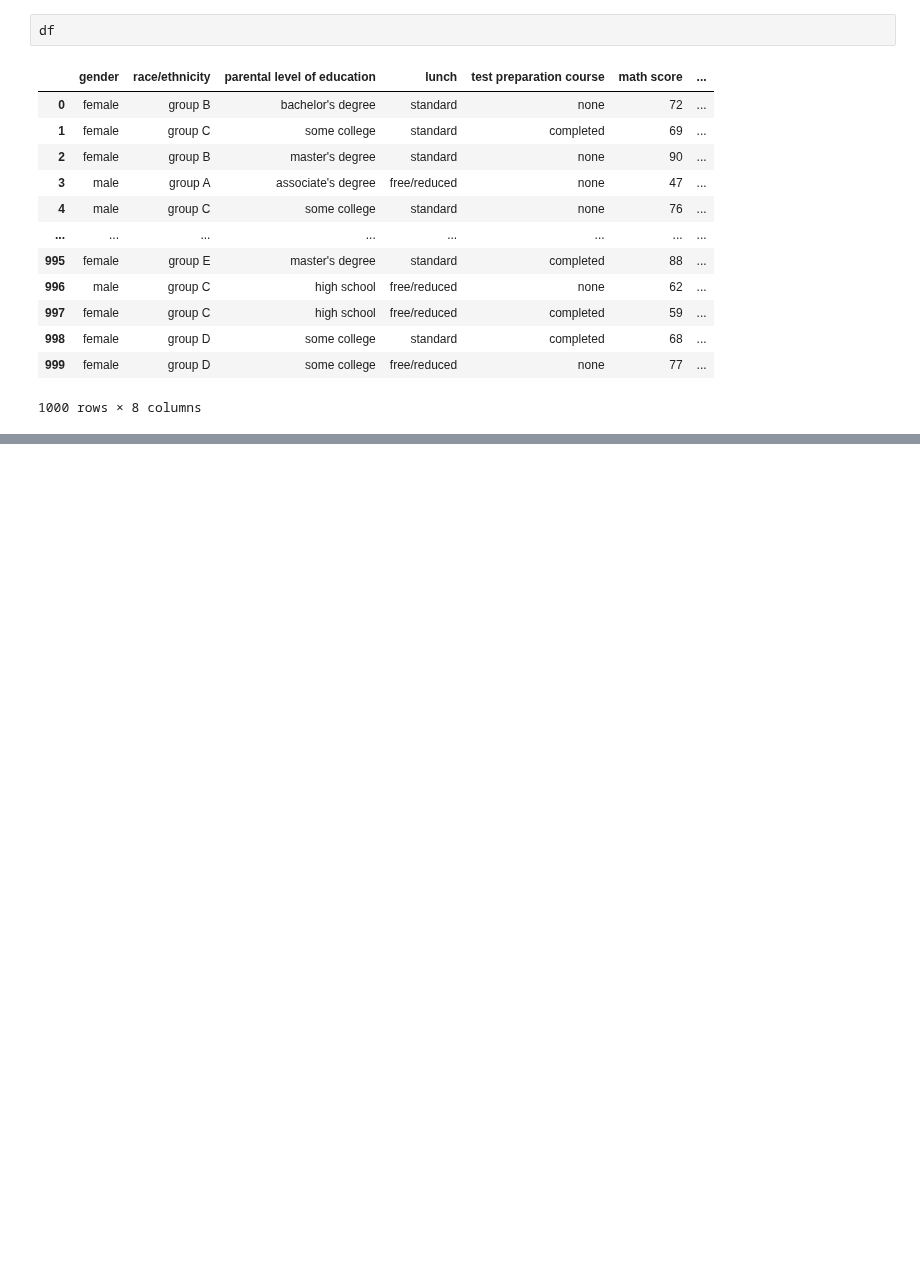
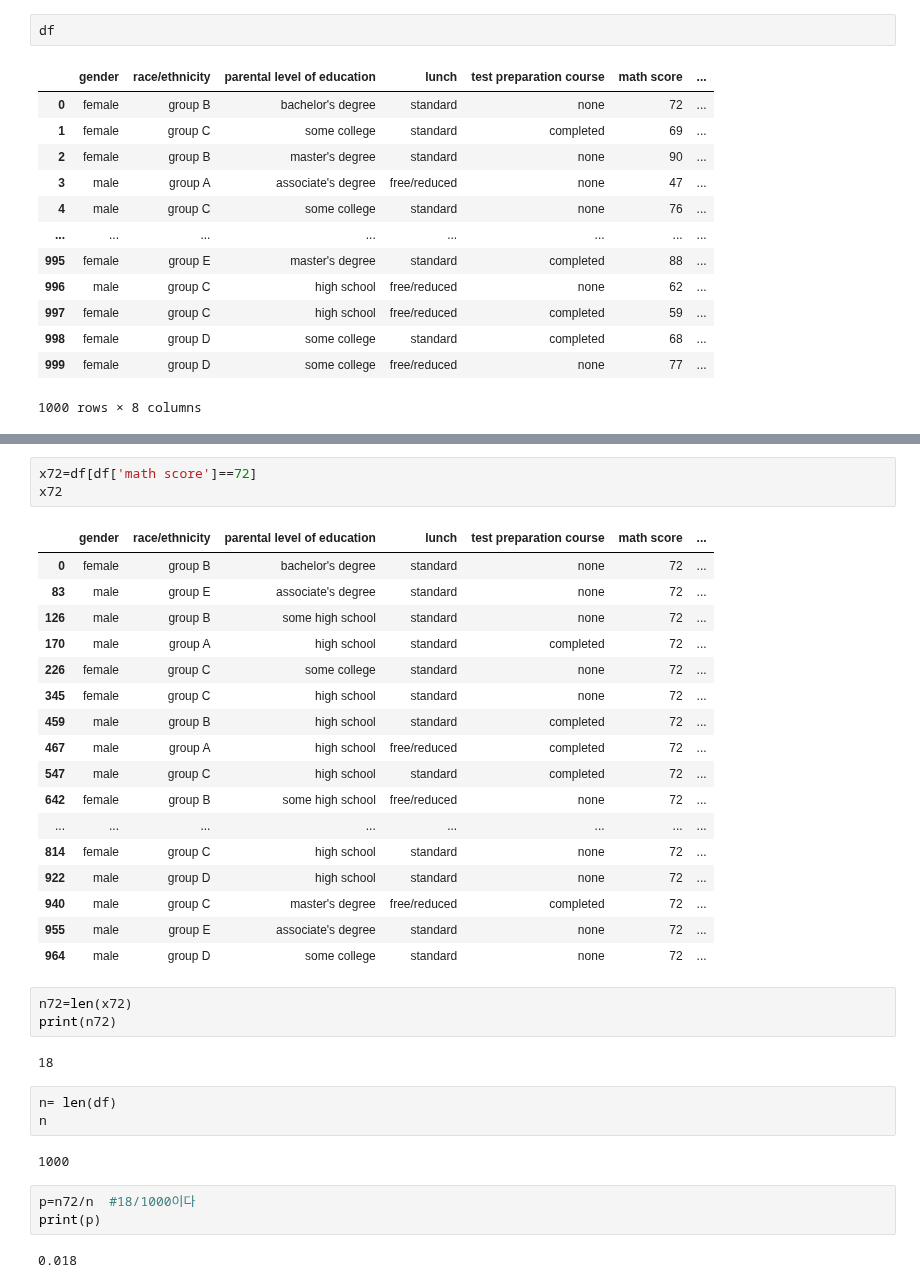
Before and after one commit to seoinhyeok96/python_data_class, a Jupyter notebook: 기초통계 수업 /2 days.ipynb, the cells around one changed output, grey strips where cells are left out. Drawn from its saved outputs; the diff is of its cells as text; blank space fills up the shorter version.

```diff
--- a/기초통계 수업 /2 days.ipynb
+++ b/기초통계 수업 /2 days.ipynb
@@ -24,0 +28,36 @@ df
+# %%
+x72=df[df['math score']==72]
+x72
+# %% [output]
+|  | gender | race/ethnicity | parental level of education | lunch | test preparation course | math score | ... |
+| 0 | female | group B | bachelor's degree | standard | none | 72 | ... |
+| 83 | male | group E | associate's degree | standard | none | 72 | ... |
+| 126 | male | group B | some high school | standard | none | 72 | ... |
+| 170 | male | group A | high school | standard | completed | 72 | ... |
+| 226 | female | group C | some college | standard | none | 72 | ... |
+| 345 | female | group C | high school | standard | none | 72 | ... |
+| 459 | male | group B | high school | standard | completed | 72 | ... |
+| 467 | male | group A | high school | free/reduced | completed | 72 | ... |
+| 547 | male | group C | high school | standard | completed | 72 | ... |
+| 642 | female | group B | some high school | free/reduced | none | 72 | ... |
+| ... | ... | ... | ... | ... | ... | ... | ... |
+| 814 | female | group C | high school | standard | none | 72 | ... |
+| 922 | male | group D | high school | standard | none | 72 | ... |
+| 940 | male | group C | master's degree | free/reduced | completed | 72 | ... |
+| 955 | male | group E | associate's degree | standard | none | 72 | ... |
+| 964 | male | group D | some college | standard | none | 72 | ... |
+# %%
+n72=len(x72)
+print(n72)
+# %% [output]
+18
+# %%
+n= len(df)
+n
+# %% [output]
+1000
+# %%
+p=n72/n  #18/1000이다
+print(p)
+# %% [output]
+0.018
```
Also changed, not shown: parts of 12 cells of this notebook.
